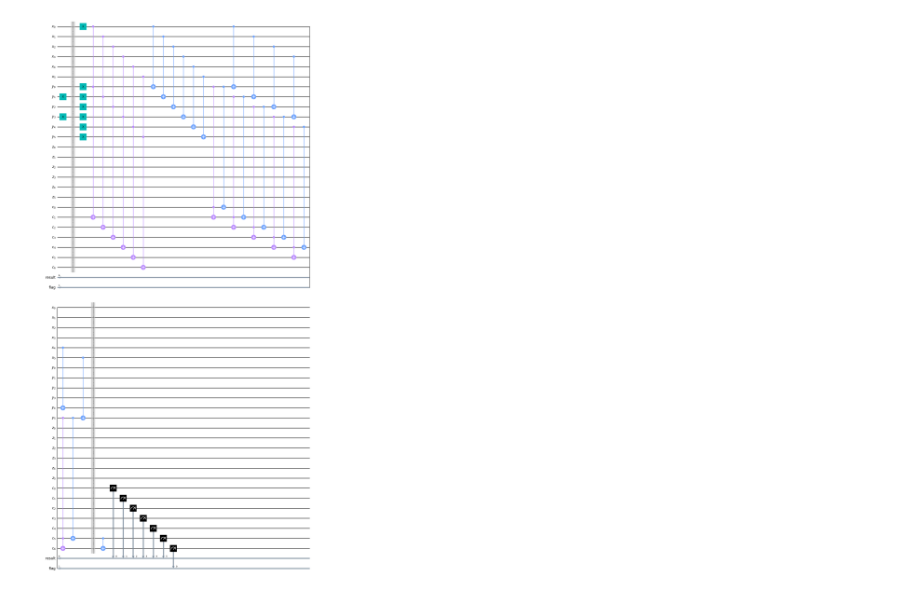
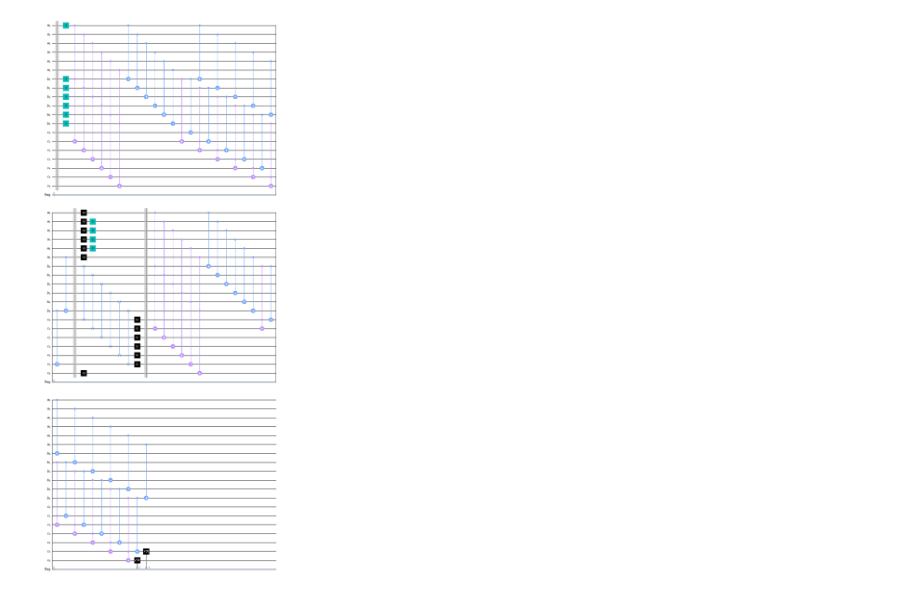
Before and after one commit to zaki-indra/qosf, a Jupyter notebook: 1/notebook.ipynb, the cells around one changed output. Drawn from its saved outputs; the diff is of its cells as text; code cells hidden in the pictures.

```diff
--- a/1/notebook.ipynb
+++ b/1/notebook.ipynb
@@ -15,57 +18,41 @@ Check whether $a-b \lt 0$ or $a-b \geq 0$. This can be done by examining the fla
 # %%
 def find_the_largest_number(number_1, number_2):
-    # Define the number of qubits in each register
-    n = 6
+    # Define the number of qubits to represent the number
+    N = 6
 
-    # Create a Quantum Register with n qubits
-    num1 = QuantumRegister(n, 'x')
-    num2 = QuantumRegister(n, 'y')
-    sum_ = QuantumRegister(n, "z")
-    carry = QuantumRegister(n+1, 'c')
+    # Create a Quantum Register with 3N + 1 qubits
+    num1 = QuantumRegister(N, 'a')
+    num2 = QuantumRegister(N, 'b')
+    carry = QuantumRegister(N+1, 'c')
 
-    # Create a Classical Register with n qubits
-    result = ClassicalRegister(n, 'result')
-    flag = ClassicalRegister(1, 'flag')
+    # Create a Classical Register with N qubits
+    flag = ClassicalRegister(2, 'flag')
 
     # Create the quantum circuit
     qc = QuantumCircuit()
     qc.add_register(num1)
     qc.add_register(num2)
-    qc.add_register(sum_)
     qc.add_register(carry)
-    qc.add_register(result)
     qc.add_register(flag)
 
     # init number
-    x = Bits(int=number_1, length=n)
-    y = Bits(int=number_2, length=n)
-    print("x:", x.bin)
-    print("y:", y.bin)
-
-    # for i, bit in enumerate(x.bin[::-1]):
-    #     if bit == "1":
-    #         qc.x(num1[i])
+    x = Bits(int=number_1, length=N)
+    y = Bits(int=number_2, length=N)
 
     for i, bit in enumerate(y.bin[::-1]):
         if bit == "1":
             qc.x(num2[i])
 
-    # Transform num2 to 2's complement
+    # Transform b to 2's complement
     qc.barrier()
 
     # Flip qubits
-    for i in range(n):
+    for i in range(N):
         qc.x(num2[i])
 
     # Add 1
-    # for i in range(n-1, 0, -1):
-    #     qc.cx(num2[i-1], num2[i])
-    # qc.x(num2[0])
-
-    # for i in range(n-2):
-    #     qc.ccx(num2[i], num2[i+1], num2[i+2])
     qc.x(num1[0])
-    for i in range(n):
+    for i in range(N):
         qc.ccx(num1[i], num2[i], carry[i+1])
         qc.cx(num1[i], num2[i])
         qc.ccx(num2[i], carry[i], carry[i+1])
@@ -75,38 +62,53 @@ def find_the_largest_number(number_1, number_2):
 
     qc.barrier()
 
-    # Add num1 and num2
-    # for i in range(n):
-    #     qc.ccx(num1[i], num2[i], carry[i+1])
-    #     qc.cx(num1[i], num2[i])
-    #     qc.ccx(num2[i], carry[i], carry[i+1])
-    #     qc.cx(num2[i], carry[i])
-    #     qc.cx(num1[i], num2[i])
+    # reset the qubits for next computation
+    for i in range(N):
+        qc.swap(num2[i], carry[i])
 
-    # overflow flag
-    qc.cx(carry[n-1], carry[n])
-    # for i in range(n):
-    #     qc.measure(num2[i], result[i])
-    for i in range(n):
-        qc.measure(carry[i], result[i])
-    qc.measure(carry[n], flag)
+    for i in range(N):
+        qc.reset(num1[i])
+        qc.reset(carry[i])
+
+    for i, bit in enumerate(x.bin[::-1]):
+        if bit == "1":
+            qc.x(num1[i])
+
+    qc.reset(carry[N])
+
+    qc.barrier()
+    # Add a and -b
+    for i in range(N):
+        qc.ccx(num1[i], num2[i], carry[i+1])
+        qc.cx(num1[i], num2[i])
+        qc.ccx(num2[i], carry[i], carry[i+1])
+        qc.cx(num2[i], carry[i])
+        qc.cx(num1[i], num2[i])
+
+    # measure flag
+    qc.measure(carry[N], flag[1])
+    qc.measure(carry[N-1], flag[0])
 
     # Simulate the circuit to obtain the measurement results
     backend = Aer.get_backend('qasm_simulator')
-    job = execute(qc, backend, shots=1024)
+    job = execute(qc, backend, shots=3)
     result = job.result()
     counts = result.get_counts(qc)
 
     # Print the measurement results
-    print(counts)
-    flags = counts.most_frequent().split()
+    flags = counts.most_frequent()
 
-    if flags[1][0] == "1":
+    # check overflow
+    if (int(flags[0]) ^ int(flags[1])):
+        print("Overflow!")
+
+    # check flags
+    if flags[0] == "1":
         print(number_2)
     else:
         print(number_1)
 
     return qc.draw("mpl")
 
-find_the_largest_number(7, 10)
+find_the_largest_number(30, 0)
 # %% [output]
@@ -117 +116 @@ y: 001010
-[figure, old version]
+[figure, new version]
```
Also changed, not shown: parts of 5 cells of this notebook.
